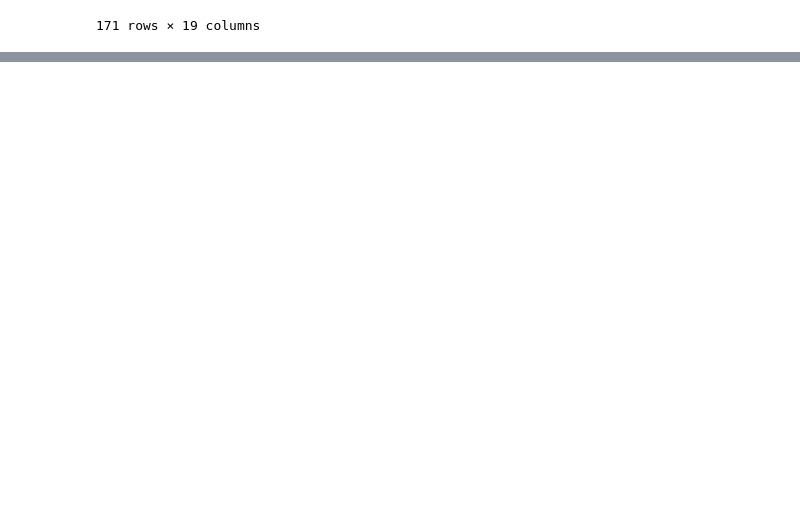
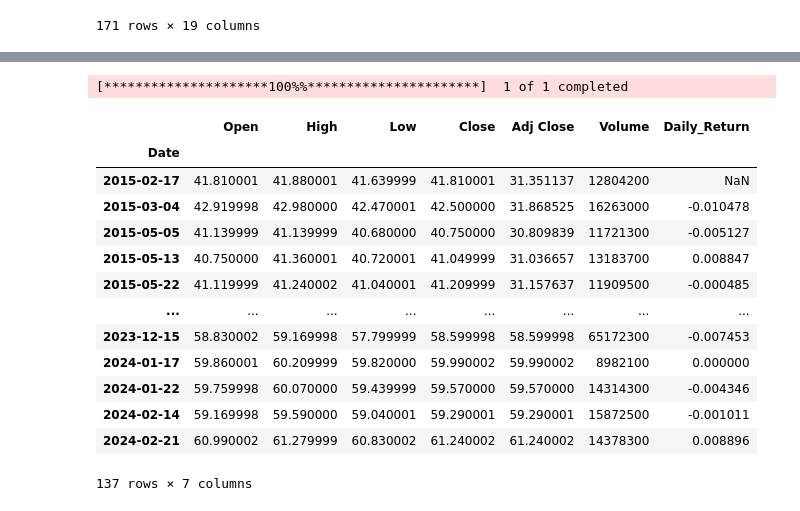
Before and after one commit to yangzehao98/News_Sentiment_Friday_Project, a Jupyter notebook: run_pipeline/read_display.ipynb, the cells around one changed output, grey strips where cells are left out. Cells and saved outputs as stored; diff of their text form; code cells hidden in the pictures; blank space fills up the shorter version.

```diff
--- a/run_pipeline/read_display.ipynb
+++ b/run_pipeline/read_display.ipynb
@@ -27,0 +88,2 @@ df
+# %%
+new_df = df[['attribute0', 'attribute4', 'attribute5', 'attribute6']]
@@ -27,0 +106,8 @@ df
+# %%
+# 创建新的DataFrame来避免在视图上操作
+new_df = new_df.copy()
+
+# 转换日期格式
+new_df['attribute0'] = pd.to_datetime(new_df['attribute0']).dt.strftime('%Y-%m-%d')
+new_df['attribute0'] = pd.to_datetime(new_df['attribute0'])
+# new_df = new_df.assign(attribute0=pd.to_datetime(new_df['attribute0']).dt.strftime('%Y-%m-%d'))
@@ -27,0 +130,29 @@ df
+# %%
+import yfinance as yf
+dates = new_df['attribute0']
+ko_data = yf.download('KO', start=min(dates), end=max(dates) + pd.Timedelta(days=1))
+
+# Calculate the daily returns
+ko_data['Daily_Return'] = ko_data['Adj Close'].pct_change()
+
+# Filter the dates to only those in your list
+ko_returns_on_dates = ko_data.loc[ko_data.index.isin(dates)]
+# %% [output]
+[*********************100%%**********************]  1 of 1 completed
+# %%
+ko_returns_on_dates
+# %% [output]
+|  | Open | High | Low | Close | Adj Close | Volume | Daily_Return |
+| Date |  |  |  |  |  |  |  |
+| 2015-02-17 | 41.810001 | 41.880001 | 41.639999 | 41.810001 | 31.351137 | 12804200 | NaN |
+| 2015-03-04 | 42.919998 | 42.980000 | 42.470001 | 42.500000 | 31.868525 | 16263000 | -0.010478 |
+| 2015-05-05 | 41.139999 | 41.139999 | 40.680000 | 40.750000 | 30.809839 | 11721300 | -0.005127 |
+| 2015-05-13 | 40.750000 | 41.360001 | 40.720001 | 41.049999 | 31.036657 | 13183700 | 0.008847 |
+| 2015-05-22 | 41.119999 | 41.240002 | 41.040001 | 41.209999 | 31.157637 | 11909500 | -0.000485 |
+| ... | ... | ... | ... | ... | ... | ... | ... |
+| 2023-12-15 | 58.830002 | 59.169998 | 57.799999 | 58.599998 | 58.599998 | 65172300 | -0.007453 |
+| 2024-01-17 | 59.860001 | 60.209999 | 59.820000 | 59.990002 | 59.990002 | 8982100 | 0.000000 |
+| 2024-01-22 | 59.759998 | 60.070000 | 59.439999 | 59.570000 | 59.570000 | 14314300 | -0.004346 |
+| 2024-02-14 | 59.169998 | 59.590000 | 59.040001 | 59.290001 | 59.290001 | 15872500 | -0.001011 |
+| 2024-02-21 | 60.990002 | 61.279999 | 60.830002 | 61.240002 | 61.240002 | 14378300 | 0.008896 |
+137 rows × 7 columns
```
Also changed, not shown: parts of 17 cells of this notebook, 1 other file.
